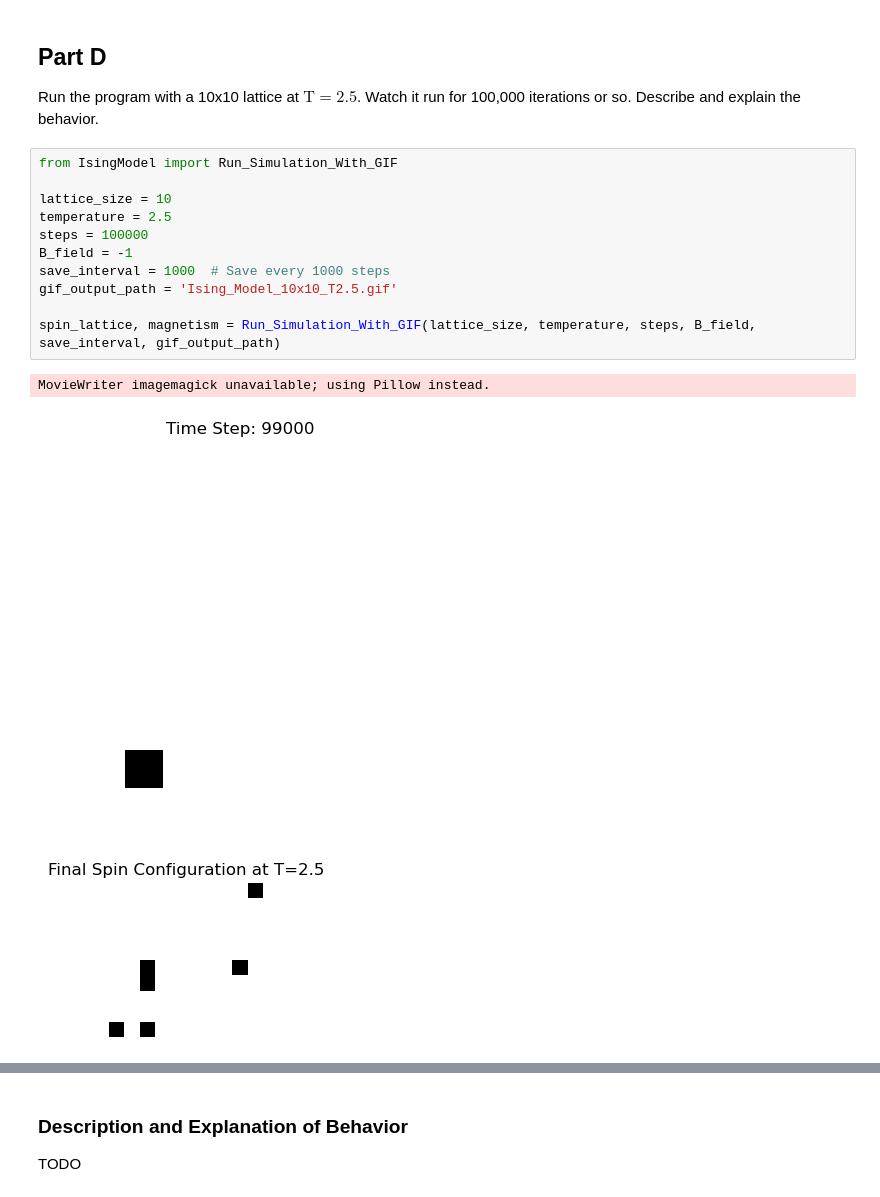
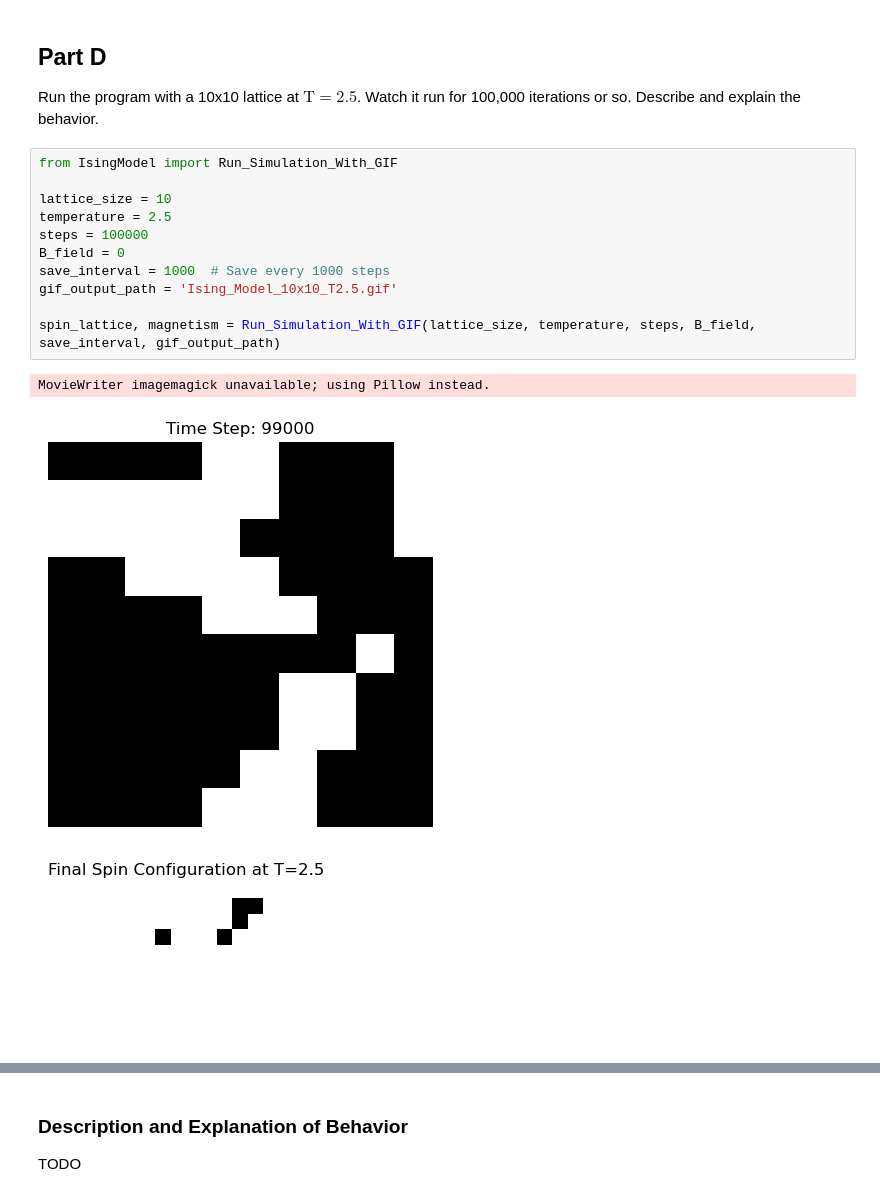
Before and after one commit to bfencill/140A-Ising-model-Project, a Jupyter notebook: Code/question8-26.ipynb, the cells around one changed output, grey strips where cells are left out. Drawn from its saved outputs; the diff is of its cells as text.

```diff
--- a/Code/question8-26.ipynb
+++ b/Code/question8-26.ipynb
@@ -110,18 +110,18 @@ Run the program with a 10x10 lattice at $\text{T}=2.5$. Watch it run for 100,000
 # %%
 from IsingModel import Run_Simulation_With_GIF
 
 lattice_size = 10
 temperature = 2.5
 steps = 100000
-B_field = -1
+B_field = 0
 save_interval = 1000  # Save every 1000 steps
 gif_output_path = 'Ising_Model_10x10_T2.5.gif'
 
 spin_lattice, magnetism = Run_Simulation_With_GIF(lattice_size, temperature, steps, B_field, save_interval, gif_output_path)
 # %% [output]
 MovieWriter imagemagick unavailable; using Pillow instead.
-[figure, old version]
+[figure, new version]
-[figure, old version]
+[figure, new version]
 # %%
 from IPython.display import Image
 
```
Also changed, not shown: parts of 7 cells of this notebook, 17 other files.
